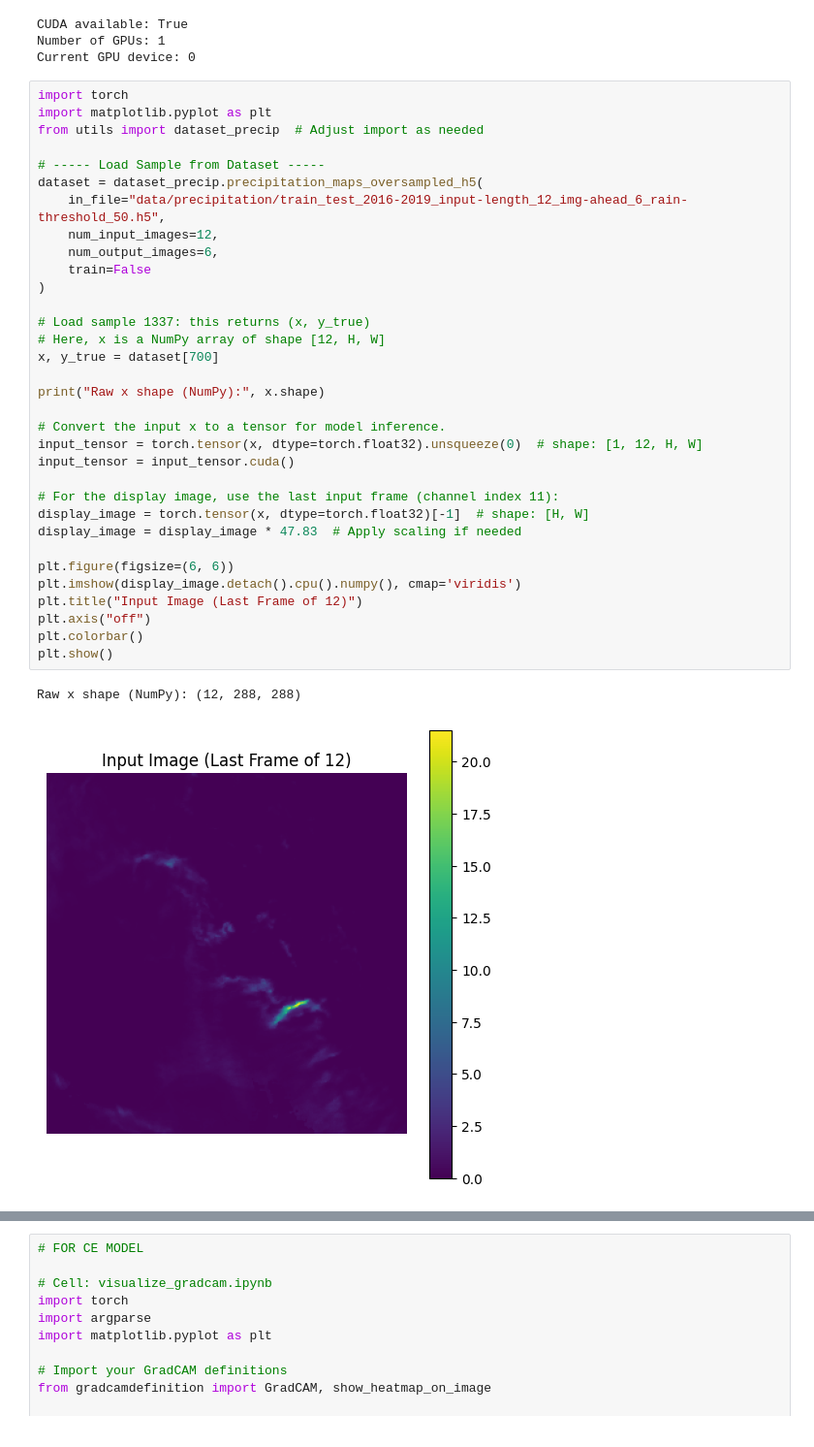
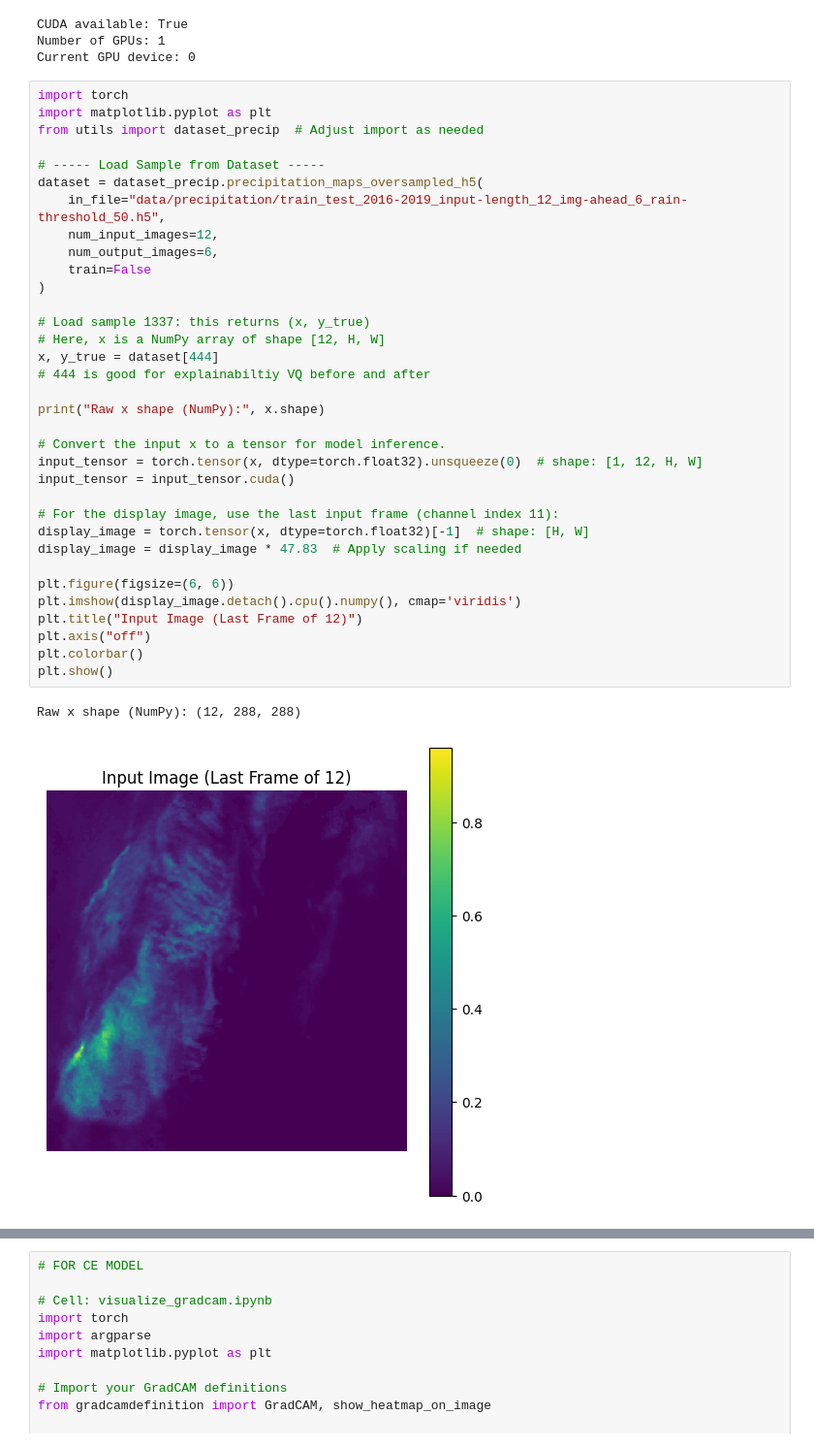
Before and after one commit to nstavr04/MasterThesisSnellius, a Jupyter notebook: ThesisCode/visualize_gradcam.ipynb, the cells around one changed output, grey strips where cells are left out. Shown at 97% size. Saved outputs shown, nothing was run; the diff lists cells and outputs as text.

```diff
--- a/ThesisCode/visualize_gradcam.ipynb
+++ b/ThesisCode/visualize_gradcam.ipynb
@@ -15,35 +15,36 @@ from utils import dataset_precip  # Adjust import as needed
 
 # ----- Load Sample from Dataset -----
 dataset = dataset_precip.precipitation_maps_oversampled_h5(
     in_file="data/precipitation/train_test_2016-2019_input-length_12_img-ahead_6_rain-threshold_50.h5",
     num_input_images=12,
     num_output_images=6,
     train=False
 )
 
 # Load sample 1337: this returns (x, y_true)
 # Here, x is a NumPy array of shape [12, H, W]
-x, y_true = dataset[700]
+x, y_true = dataset[444]
+# 444 is good for explainabiltiy VQ before and after
 
 print("Raw x shape (NumPy):", x.shape)
 
 # Convert the input x to a tensor for model inference.
 input_tensor = torch.tensor(x, dtype=torch.float32).unsqueeze(0)  # shape: [1, 12, H, W]
 input_tensor = input_tensor.cuda()
 
 # For the display image, use the last input frame (channel index 11):
 display_image = torch.tensor(x, dtype=torch.float32)[-1]  # shape: [H, W]
 display_image = display_image * 47.83  # Apply scaling if needed
 
 plt.figure(figsize=(6, 6))
 plt.imshow(display_image.detach().cpu().numpy(), cmap='viridis')
 plt.title("Input Image (Last Frame of 12)")
 plt.axis("off")
 plt.colorbar()
 plt.show()
 # %% [output]
 Raw x shape (NumPy): (12, 288, 288)
-[figure, old version]
+[figure, new version]
 # %%
 # Cell: visualize_gradcam.ipynb
 import torch
```
Also changed, not shown: parts of 3 cells of this notebook.
